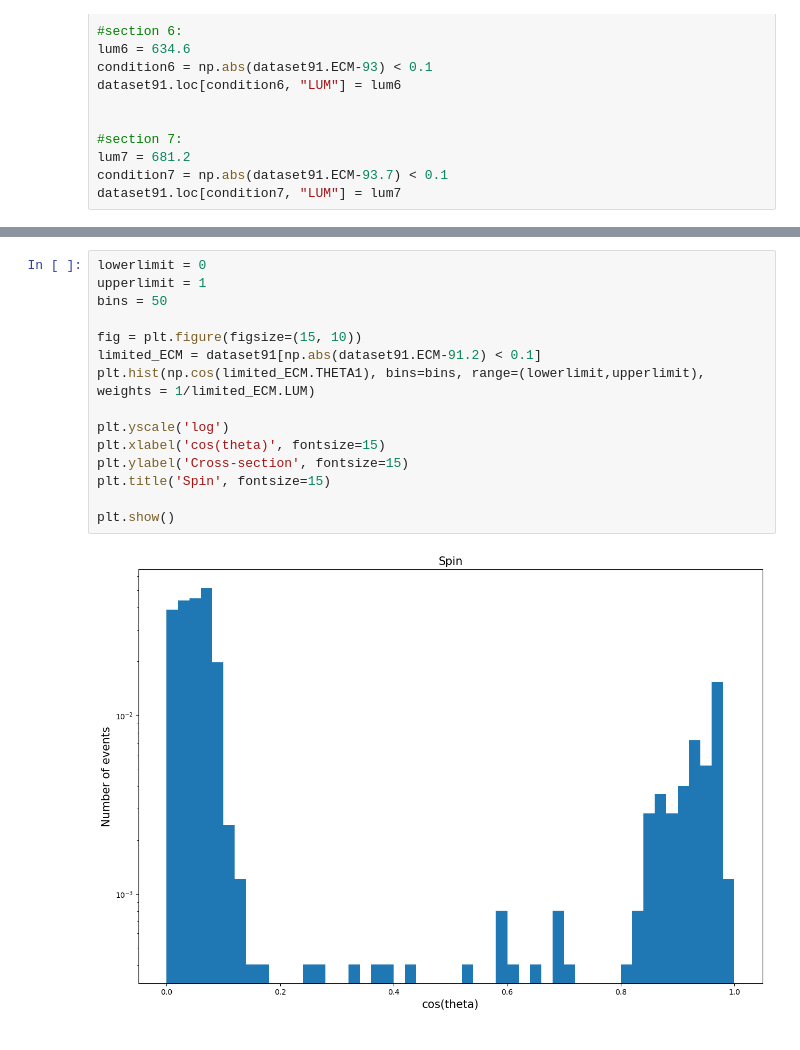
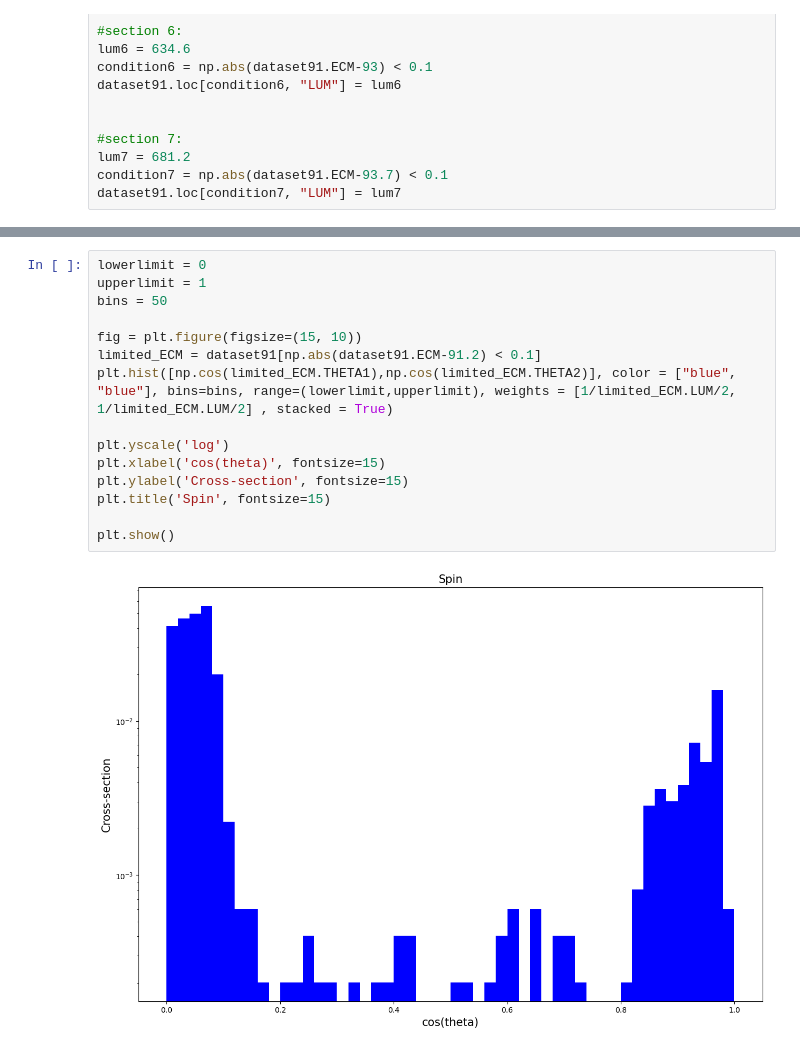
Before and after one commit to kraikisto/CERN_LEP_Z_boson, a Jupyter notebook: Spin.ipynb, the cells around one changed output, grey strips where cells are left out. Drawn from its saved outputs; the diff is of its cells as text.

```diff
--- a/Spin.ipynb
+++ b/Spin.ipynb
@@ -54,20 +56,20 @@ dataset91.loc[condition7, "LUM"] = lum7
 # %%
 lowerlimit = 0
 upperlimit = 1
 bins = 50
 
 fig = plt.figure(figsize=(15, 10))
 limited_ECM = dataset91[np.abs(dataset91.ECM-91.2) < 0.1]
-plt.hist(np.cos(limited_ECM.THETA1), bins=bins, range=(lowerlimit,upperlimit), weights = 1/limited_ECM.LUM)
+plt.hist([np.cos(limited_ECM.THETA1),np.cos(limited_ECM.THETA2)], color = ["blue", "blue"], bins=bins, range=(lowerlimit,upperlimit), weights = [1/limited_ECM.LUM/2, 1/limited_ECM.LUM/2] , stacked = True)
 
 plt.yscale('log')
 plt.xlabel('cos(theta)', fontsize=15)
 plt.ylabel('Cross-section', fontsize=15)
 plt.title('Spin', fontsize=15)
 
 plt.show()
 # %% [output]
-[figure, old version]
+[figure, new version]
 # %%
 fig = plt.figure(figsize=(15, 10))
 limited_ECM = dataset91[np.abs(dataset91.ECM-89.5) < 0.1]
```
Also changed, not shown: parts of 8 cells of this notebook.
